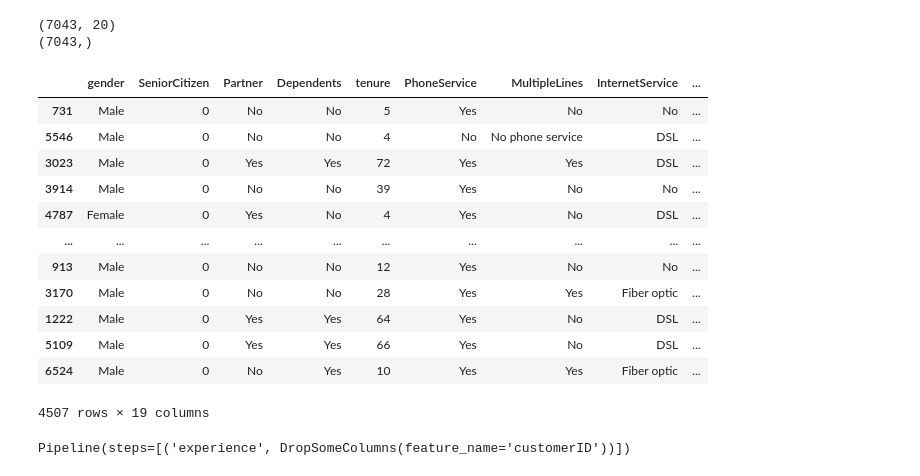
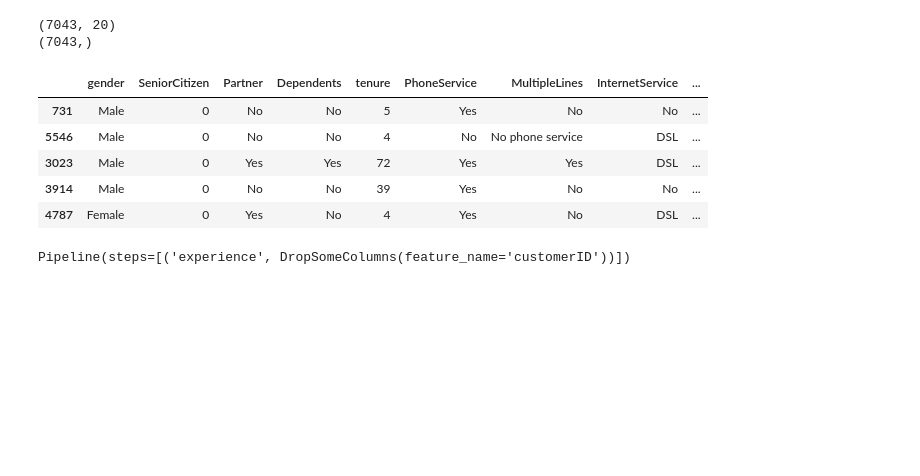
Before and after one commit to duybluemind1988/project_py, a Jupyter notebook: Learning_ds/Python pipeline.ipynb, the cells around one changed output. Cells and saved outputs as stored; diff of their text form; code cells hidden in the pictures; blank space fills up the shorter version.

```diff
--- a/Learning_ds/Python pipeline.ipynb
+++ b/Learning_ds/Python pipeline.ipynb
@@ -816,21 +816,14 @@ X_train, X_val, y_train, y_val = model_selection.train_test_split(X_train_a, y_t
 (7043, 20)
 (7043,)
 # %%
-X_train.drop(columns="customerID")
+X_train.drop(columns="customerID").head()
 # %% [output]
 |  | gender | SeniorCitizen | Partner | Dependents | tenure | PhoneService | MultipleLines | InternetService | ... |
 | 731 | Male | 0 | No | No | 5 | Yes | No | No | ... |
 | 5546 | Male | 0 | No | No | 4 | No | No phone service | DSL | ... |
 | 3023 | Male | 0 | Yes | Yes | 72 | Yes | Yes | DSL | ... |
 | 3914 | Male | 0 | No | No | 39 | Yes | No | No | ... |
 | 4787 | Female | 0 | Yes | No | 4 | Yes | No | DSL | ... |
-| ... | ... | ... | ... | ... | ... | ... | ... | ... | ... |
-| 913 | Male | 0 | No | No | 12 | Yes | No | No | ... |
-| 3170 | Male | 0 | No | No | 28 | Yes | Yes | Fiber optic | ... |
-| 1222 | Male | 0 | Yes | Yes | 64 | Yes | No | DSL | ... |
-| 5109 | Male | 0 | Yes | Yes | 66 | Yes | No | DSL | ... |
-| 6524 | Male | 0 | No | Yes | 10 | Yes | Yes | Fiber optic | ... |
-4507 rows × 19 columns
 # %%
 # Drop columns features
 class DropSomeColumns(BaseEstimator, TransformerMixin):
```
Also changed, not shown: parts of 13 cells of this notebook.
